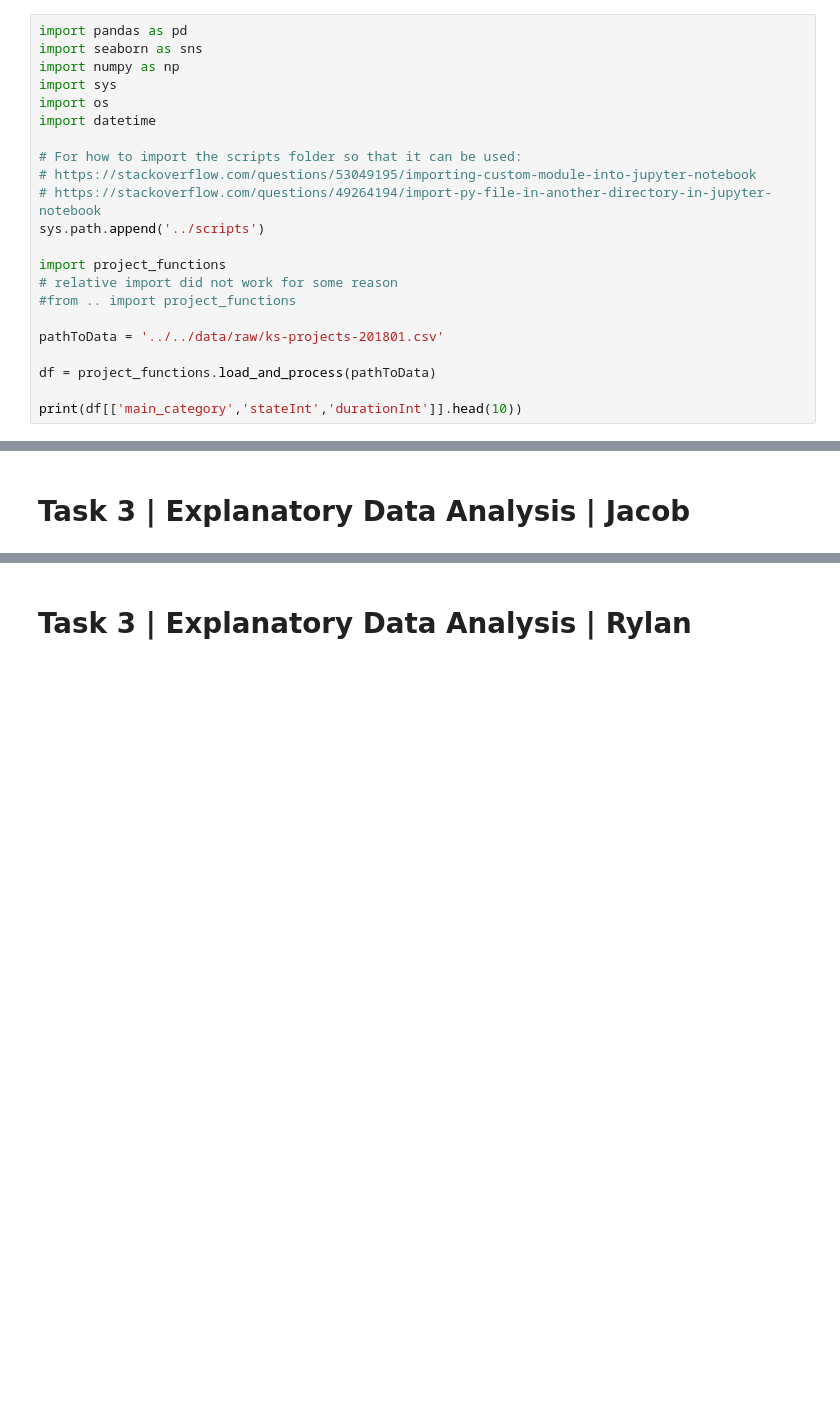
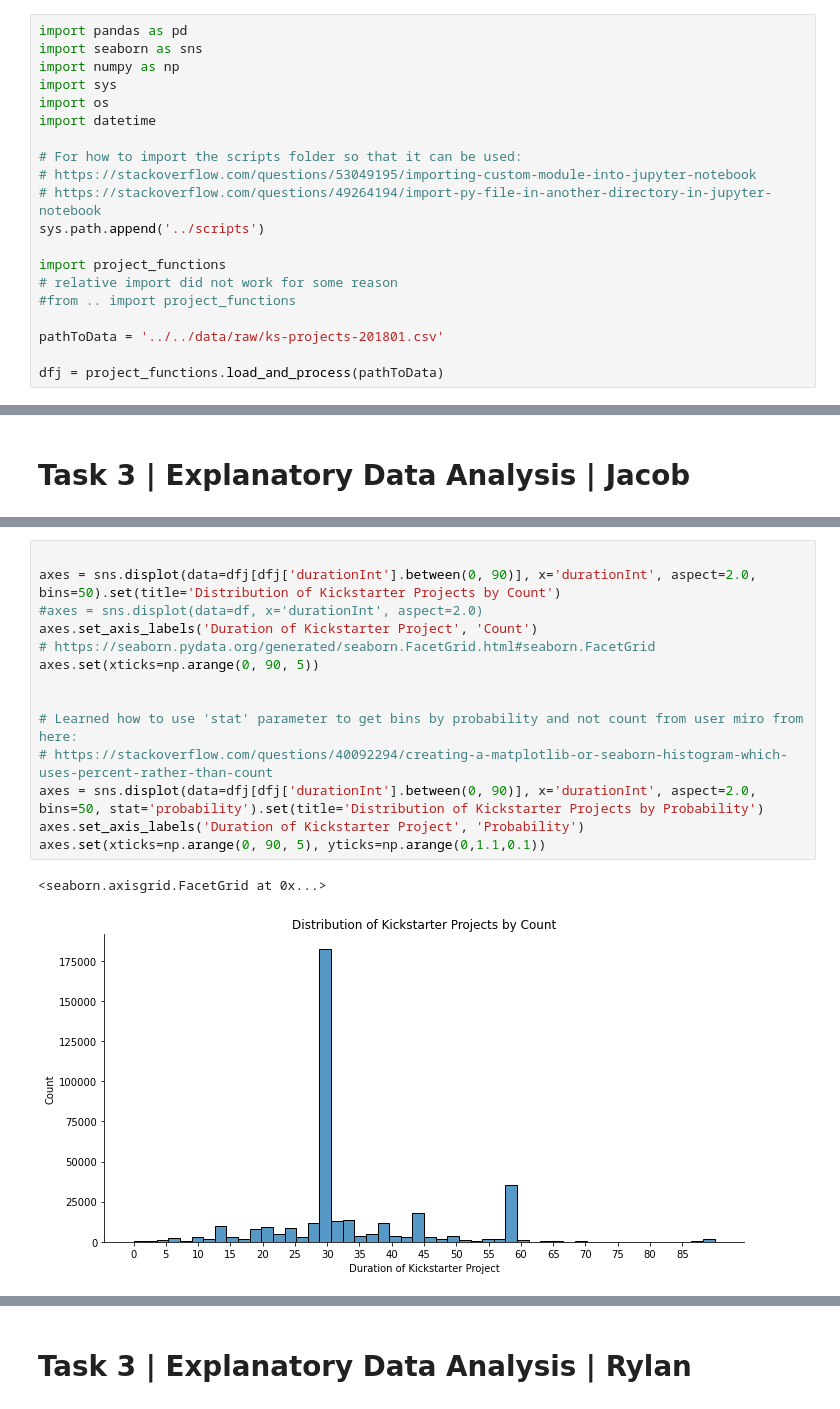
Before and after one commit to data301-2021-summer2/project-group46-project, a Jupyter notebook: analysis/submitted/FinalAnalysis.ipynb, the cells around one changed output, grey strips where cells are left out. Saved outputs shown, nothing was run; the diff lists cells and outputs as text; blank space fills up the shorter version.

```diff
--- a/analysis/submitted/FinalAnalysis.ipynb
+++ b/analysis/submitted/FinalAnalysis.ipynb
@@ -20,6 +20,4 @@ import project_functions
 
 pathToData = '../../data/raw/ks-projects-201801.csv'
 
-df = project_functions.load_and_process(pathToData)
-
-print(df[['main_category','stateInt','durationInt']].head(10))
+dfj = project_functions.load_and_process(pathToData)
@@ -39,0 +94,17 @@ print(df[['main_category','stateInt','durationInt']].head(10))
+# %%
+
+axes = sns.displot(data=dfj[dfj['durationInt'].between(0, 90)], x='durationInt', aspect=2.0, bins=50).set(title='Distribution of Kickstarter Projects by Count')
+#axes = sns.displot(data=df, x='durationInt', aspect=2.0)
+axes.set_axis_labels('Duration of Kickstarter Project', 'Count')
+# https://seaborn.pydata.org/generated/seaborn.FacetGrid.html#seaborn.FacetGrid
+axes.set(xticks=np.arange(0, 90, 5))
+
+
+# Learned how to use 'stat' parameter to get bins by probability and not count from user miro from here:
+# https://stackoverflow.com/questions/40092294/creating-a-matplotlib-or-seaborn-histogram-which-uses-percent-rather-than-count
+axes = sns.displot(data=dfj[dfj['durationInt'].between(0, 90)], x='durationInt', aspect=2.0, bins=50, stat='probability').set(title='Distribution of Kickstarter Projects by Probability')
+axes.set_axis_labels('Duration of Kickstarter Project', 'Probability')
+axes.set(xticks=np.arange(0, 90, 5), yticks=np.arange(0,1.1,0.1))
+# %% [output]
+<seaborn.axisgrid.FacetGrid at 0x...>
+[figure, added]
```
Also changed, not shown: parts of 12 cells of this notebook.
